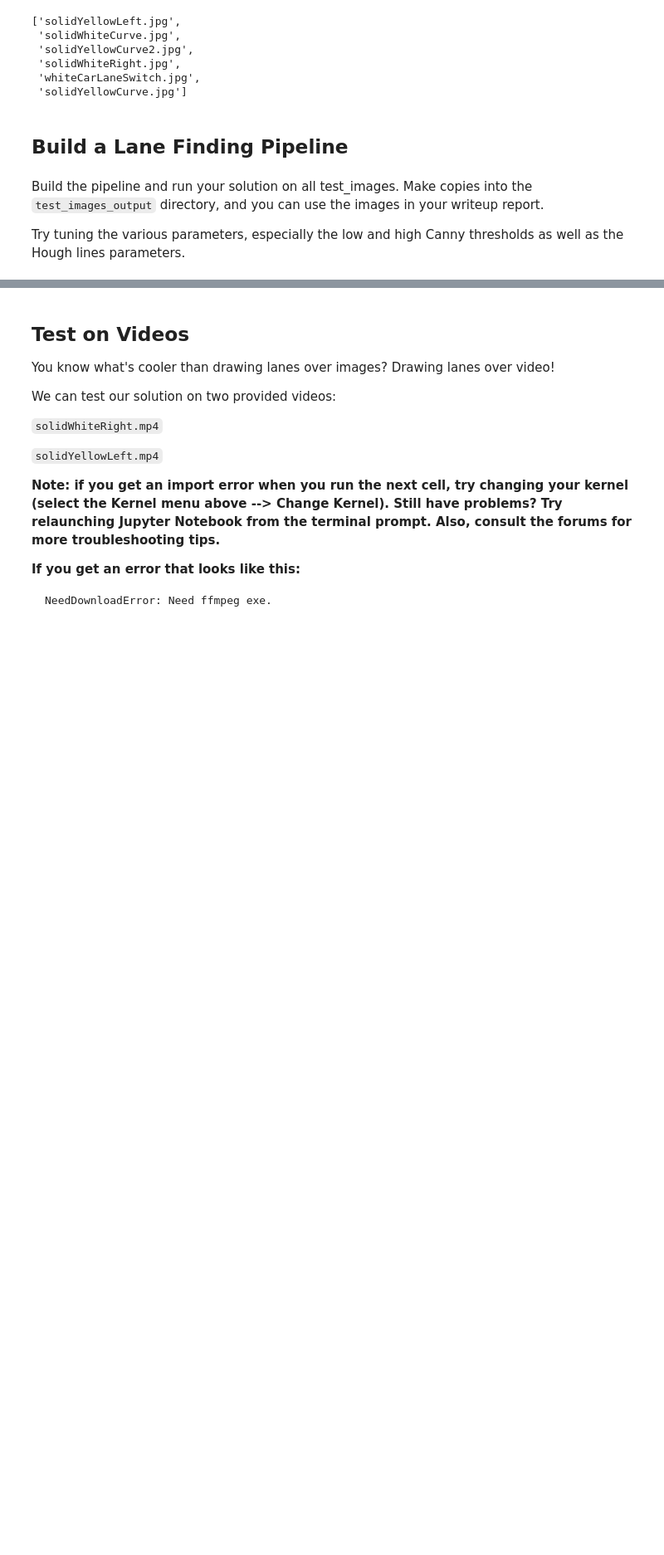
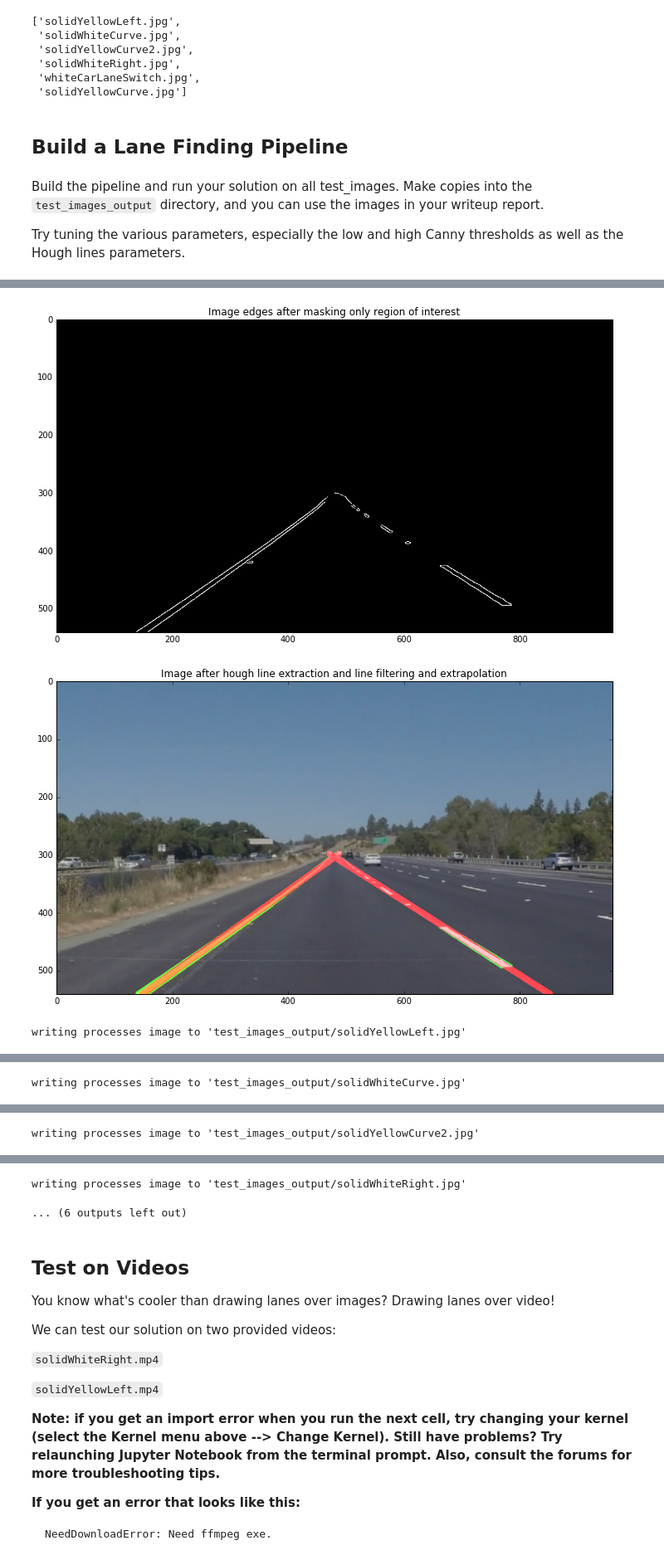
Before and after one commit to da-phil/SDC-finding-lane-lines, a Jupyter notebook: P1.ipynb, the cells around one changed output, grey strips where cells are left out. Shown at 83% size. Drawn from its saved outputs; the diff is of its cells as text; code cells hidden in the pictures; blank space fills up the shorter version.

```diff
--- a/P1.ipynb
+++ b/P1.ipynb
@@ -228,10 +228,11 @@ ignore_mask_color = 255
 # Parameters for hough line extraction
 hough_rho = 1
 hough_theta = np.pi / 1800
-hough_threshold = 10
+hough_threshold = 20
 hough_min_line_len = 80
 hough_max_line_gap = 50
 
 # Slope threshold for line filtering and extrapolation
-slope_threshold = 0.5
+slope_threshold_low  = 0.5
+slope_threshold_high = 0.8
 # %%
@@ -440,0 +321,58 @@ writing processes image to 'test_images_output/solidYellowCurve2.jpg'
+# %%
+##
+## Iterate over images
+##
+
+imagefile_list = os.listdir("test_images/")
+for imagefile in imagefile_list:
+    image_path  = img_src_folder + imagefile
+    image = mpimg.imread(image_path)
+
+    ysize = image.shape[0]
+    xsize = image.shape[1]
+
+    # first smooth image to get better results during edge detection
+    img = gaussian_blur(image, kernel_size)
+    gray = canny(img, canny_low_threshold, canny_high_threshold)
+
+    # creating a region of interest (symmetric trapezoid) to only select interesting area in image
+    vertices = np.array([[(0,                        ysize),   \
+                          (xsize*dist_from_side,     ysize*roi_height), \
+                          (xsize*(1-dist_from_side), ysize*roi_height), \
+                          (xsize,                    ysize) \
+                         ]], dtype=np.int32)
+    masked_img = region_of_interest(gray, vertices)
+    if image_output:
+        fig = plt.figure(figsize=plot_size)
+        plt.title("Image edges after masking only region of interest")
+        plt.imshow(masked_img, cmap='gray')
+        plt.show()
+
+    # extracting straight lines from edges
+    lines = cv2.HoughLinesP(masked_img, hough_rho, hough_theta, hough_threshold, np.array([]), \
+                            hough_min_line_len, hough_max_line_gap)
+    line_img = np.zeros(image.shape, dtype=np.uint8)
+
+    draw_lines(line_img, lines, color=[0, 255, 0], thickness=4)
+    lines2 = filter_and_extrapolate_lines(lines, image, slope_threshold_low, slope_threshold_high, verbose=False)
+
+    draw_lines(line_img, lines2, color=[255, 0, 0], thickness=10)
+    combined_img = weighted_img(line_img, image)
+    if image_output:
+        fig = plt.figure(figsize=plot_size)
+        plt.title("Image after hough line extraction and line filtering and extrapolation")
+        plt.imshow(combined_img)
+        plt.show()
+
+    # final step, save image with line overlay
+    if not os.path.exists(img_dst_folder):
+        os.makedirs(img_dst_folder)
+    result_path = img_dst_folder + imagefile
+    print("writing processes image to '%s'" % result_path)
+    # convert to RGB colour space first
+    img_rgb = cv2.cvtColor(combined_img, cv2.COLOR_BGR2RGB)
+    cv2.imwrite(result_path, img_rgb)
+# %% [output]
+[figure, added]
+[figure, added]
+writing processes image to 'test_images_output/solidYellowLeft.jpg'
@@ -440,0 +381 @@ writing processes image to 'test_images_output/solidYellowCurve2.jpg'
+writing processes image to 'test_images_output/solidWhiteCurve.jpg'
@@ -440,0 +384 @@ writing processes image to 'test_images_output/solidYellowCurve2.jpg'
+writing processes image to 'test_images_output/solidYellowCurve2.jpg'
@@ -441,3 +387,5 @@ writing processes image to 'test_images_output/solidYellowCurve2.jpg'
+writing processes image to 'test_images_output/solidWhiteRight.jpg'
+... (6 outputs left out)
 # %% [markdown]
 ## Test on Videos
 
```
Also changed, not shown: parts of 8 cells of this notebook, 9 other files.
